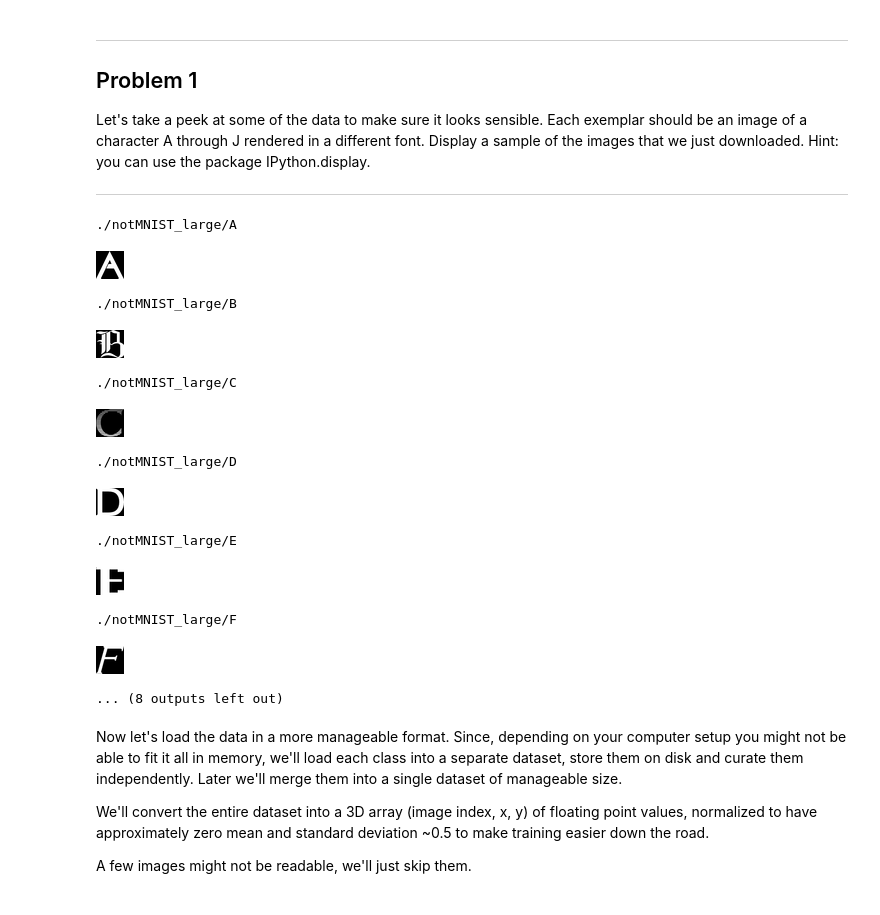
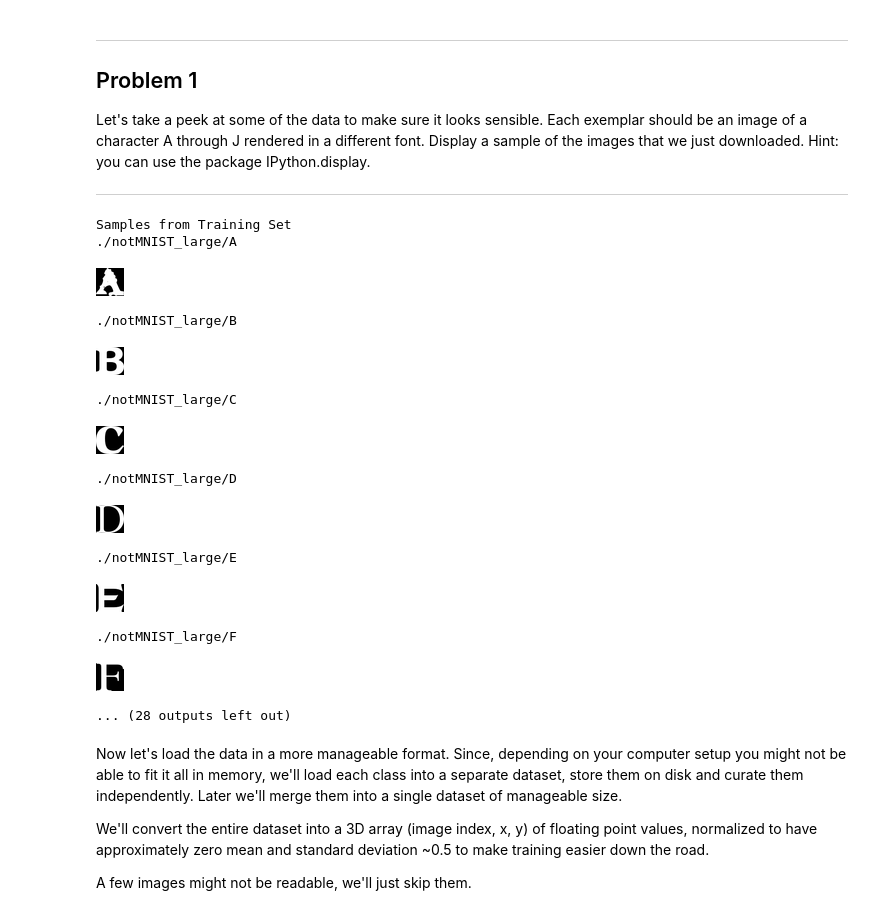
Before and after one commit to ryanchase1987/udacity-deep-learning, a Jupyter notebook: projects/notMNIST/1_notmnist.ipynb, the cells around one changed output. Saved outputs shown, nothing was run; the diff lists cells and outputs as text; code cells hidden in the pictures.

Commit message:
displays test set samples

```diff
--- a/projects/notMNIST/1_notmnist.ipynb
+++ b/projects/notMNIST/1_notmnist.ipynb
@@ -121,31 +121,36 @@ Let's take a peek at some of the data to make sure it looks sensible. Each exemp
 # %%
 import random
 
 def display_samples(data_folders, sample_size):
-    """Displays an image randomly from picked from each class folder of training data"""
+    """Displays an image randomly from picked from each folder of data_folders"""
     for folder in data_folders:
         print (folder)
         image_files = os.listdir(folder)
         selected_image = random.sample(image_files, sample_size)
         for image in selected_image:
             i = Image(os.path.join(folder, image))
             display(i)
 
+print ("Samples from Training Set")
 display_samples(train_folders, 1)
+
+print ("Samples from Test Set")
+display_samples(test_folders, 1)
 # %% [output]
+Samples from Training Set
 ./notMNIST_large/A
-[figure, old version]
+[figure, new version]
 ./notMNIST_large/B
-[figure, old version]
+[figure, new version]
 ./notMNIST_large/C
-[figure, old version]
+[figure, new version]
 ./notMNIST_large/D
-[figure, old version]
+[figure, new version]
 ./notMNIST_large/E
-[figure, old version]
+[figure, new version]
 ./notMNIST_large/F
-[figure, old version]
+[figure, new version]
-... (8 outputs left out)
+... (28 outputs left out)
 # %% [markdown]
 Now let's load the data in a more manageable format. Since, depending on your computer setup you might not be able to fit it all in memory, we'll load each class into a separate dataset, store them on disk and curate them independently. Later we'll merge them into a single dataset of manageable size.
 
```
